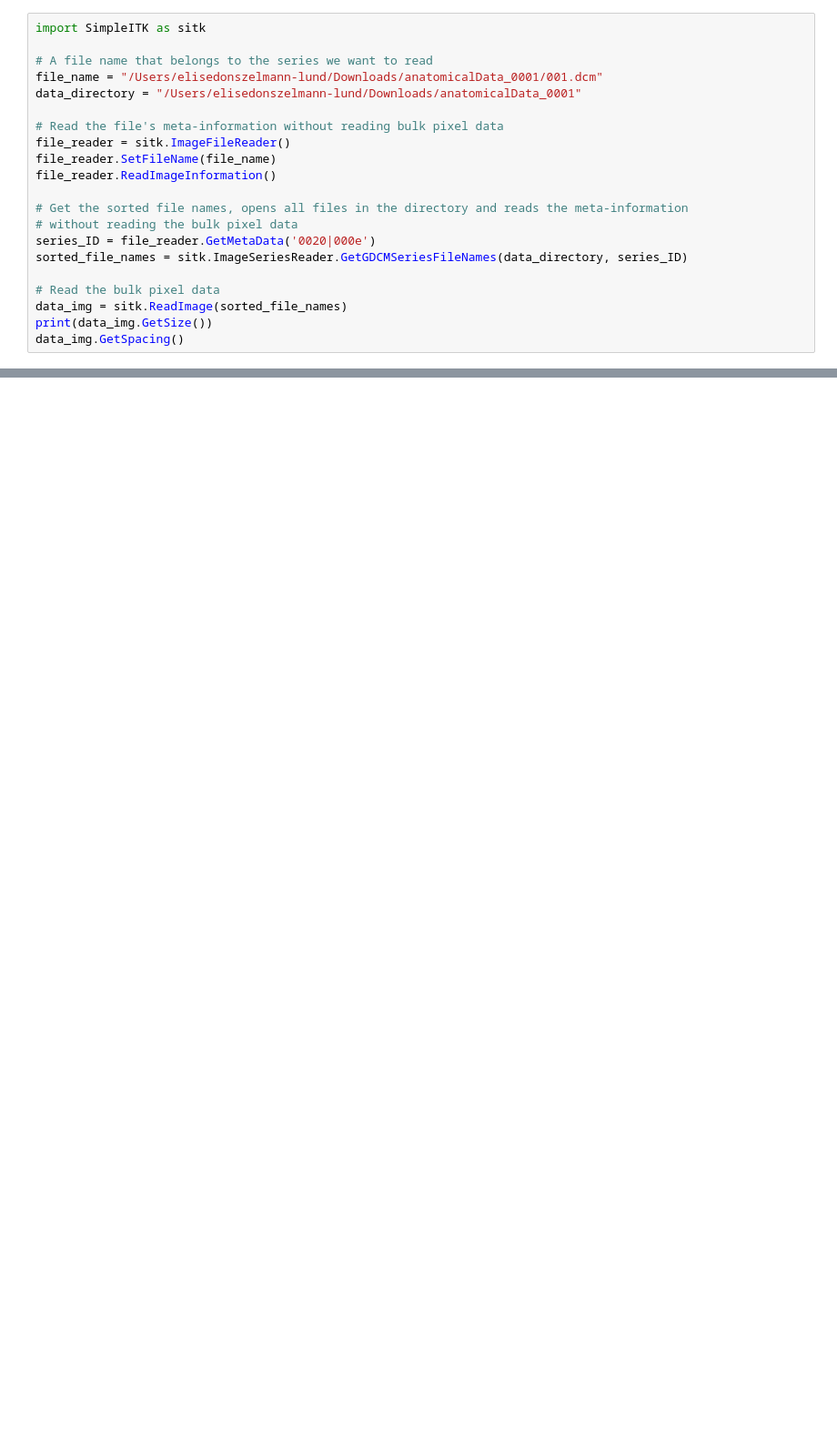
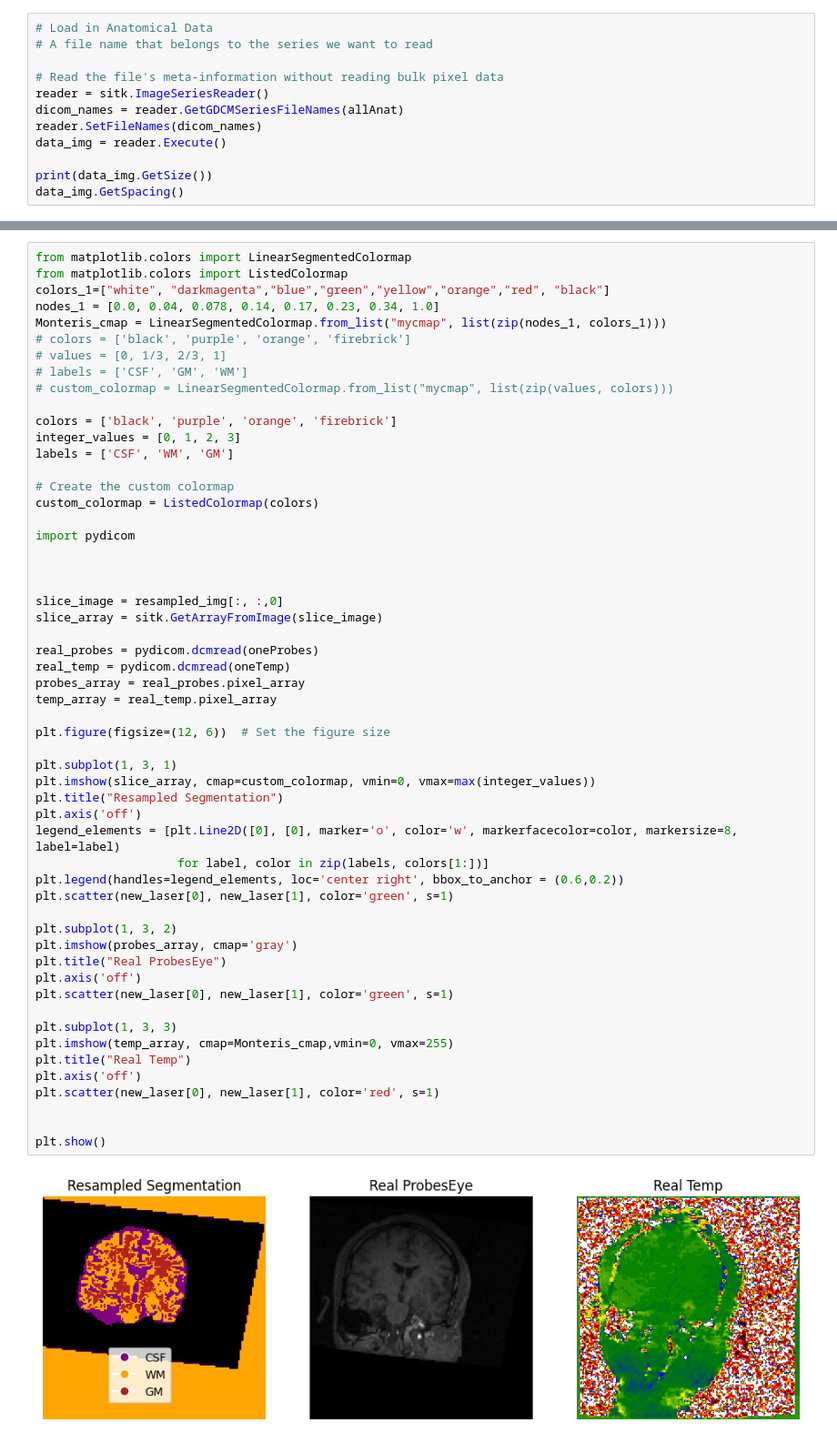
Before and after one commit to elisedl1/MRI-Thermometry-Prediction, a Jupyter notebook: resample.ipynb, the cells around one changed output, grey strips where cells are left out. Shown at 91% size. Saved outputs shown, nothing was run; the diff lists cells and outputs as text; blank space fills up the shorter version.

```diff
--- a/resample.ipynb
+++ b/resample.ipynb
@@ -5,22 +33,13 @@ import matplotlib.pyplot as plt
 # %%
-import SimpleITK as sitk
-
+# Load in Anatomical Data
 # A file name that belongs to the series we want to read
-file_name = "/Users/elisedonszelmann-lund/Downloads/anatomicalData_0001/001.dcm"
-data_directory = "/Users/elisedonszelmann-lund/Downloads/anatomicalData_0001"
 
 # Read the file's meta-information without reading bulk pixel data
-file_reader = sitk.ImageFileReader()
-file_reader.SetFileName(file_name)
-file_reader.ReadImageInformation()
+reader = sitk.ImageSeriesReader()
+dicom_names = reader.GetGDCMSeriesFileNames(allAnat)
+reader.SetFileNames(dicom_names)
+data_img = reader.Execute()
 
-# Get the sorted file names, opens all files in the directory and reads the meta-information
-# without reading the bulk pixel data
-series_ID = file_reader.GetMetaData('0020|000e')
-sorted_file_names = sitk.ImageSeriesReader.GetGDCMSeriesFileNames(data_directory, series_ID)
-
-# Read the bulk pixel data
-data_img = sitk.ReadImage(sorted_file_names)
 print(data_img.GetSize())
 data_img.GetSpacing()
 # %% [output]
@@ -173,0 +270,57 @@ TypeError: 'NoneType' object is not subscriptable
+# %%
+from matplotlib.colors import LinearSegmentedColormap
+from matplotlib.colors import ListedColormap
+colors_1=["white", "darkmagenta","blue","green","yellow","orange","red", "black"]
+nodes_1 = [0.0, 0.04, 0.078, 0.14, 0.17, 0.23, 0.34, 1.0]
+Monteris_cmap = LinearSegmentedColormap.from_list("mycmap", list(zip(nodes_1, colors_1)))
+# colors = ['black', 'purple', 'orange', 'firebrick']
+# values = [0, 1/3, 2/3, 1]
+# labels = ['CSF', 'GM', 'WM']
+# custom_colormap = LinearSegmentedColormap.from_list("mycmap", list(zip(values, colors)))
+
+colors = ['black', 'purple', 'orange', 'firebrick']
+integer_values = [0, 1, 2, 3]
+labels = ['CSF', 'WM', 'GM']
+
+# Create the custom colormap
+custom_colormap = ListedColormap(colors)
+
+import pydicom
+
+
+
+slice_image = resampled_img[:, :,0]
+slice_array = sitk.GetArrayFromImage(slice_image)
+
+real_probes = pydicom.dcmread(oneProbes)
+real_temp = pydicom.dcmread(oneTemp)
+probes_array = real_probes.pixel_array
+temp_array = real_temp.pixel_array
+
+plt.figure(figsize=(12, 6))  # Set the figure size
+
+plt.subplot(1, 3, 1)
+plt.imshow(slice_array, cmap=custom_colormap, vmin=0, vmax=max(integer_values))
+plt.title("Resampled Segmentation")
+plt.axis('off')
+legend_elements = [plt.Line2D([0], [0], marker='o', color='w', markerfacecolor=color, markersize=8, label=label)
+                    for label, color in zip(labels, colors[1:])]
+plt.legend(handles=legend_elements, loc='center right', bbox_to_anchor = (0.6,0.2))
+plt.scatter(new_laser[0], new_laser[1], color='green', s=1)
+
+plt.subplot(1, 3, 2)
+plt.imshow(probes_array, cmap='gray')
+plt.title("Real ProbesEye")
+plt.axis('off')
+plt.scatter(new_laser[0], new_laser[1], color='green', s=1)
+
+plt.subplot(1, 3, 3)
+plt.imshow(temp_array, cmap=Monteris_cmap,vmin=0, vmax=255)
+plt.title("Real Temp")
+plt.axis('off')
+plt.scatter(new_laser[0], new_laser[1], color='red', s=1)
+
+
+plt.show()
+# %% [output]
+[figure, added]
```
Also changed, not shown: parts of 27 cells of this notebook.
